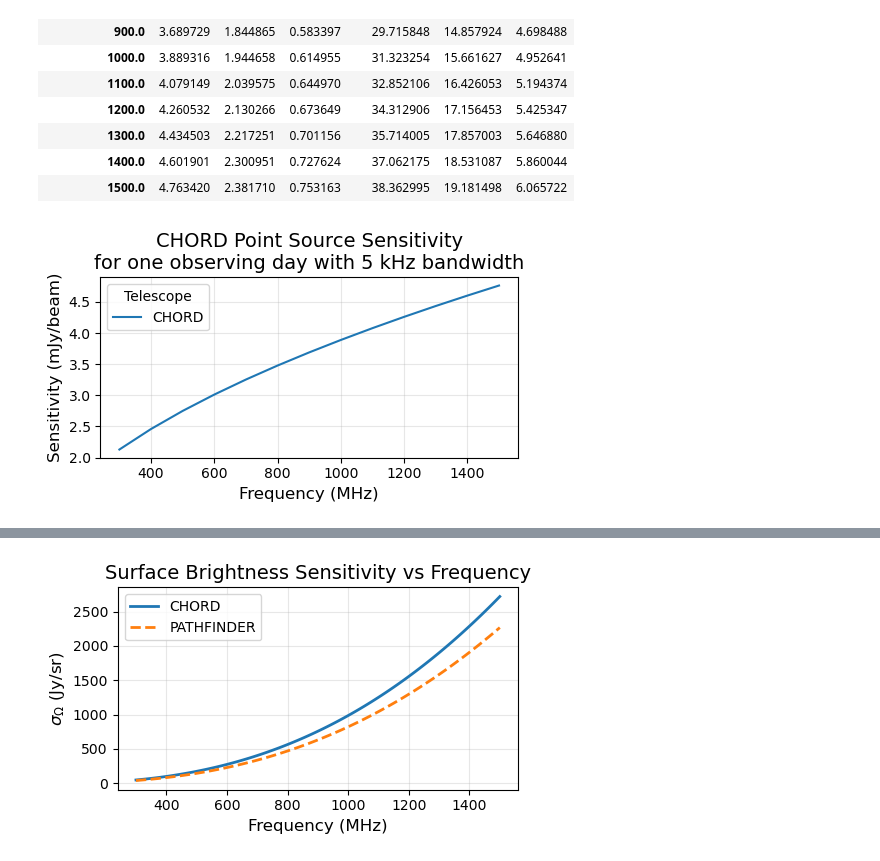
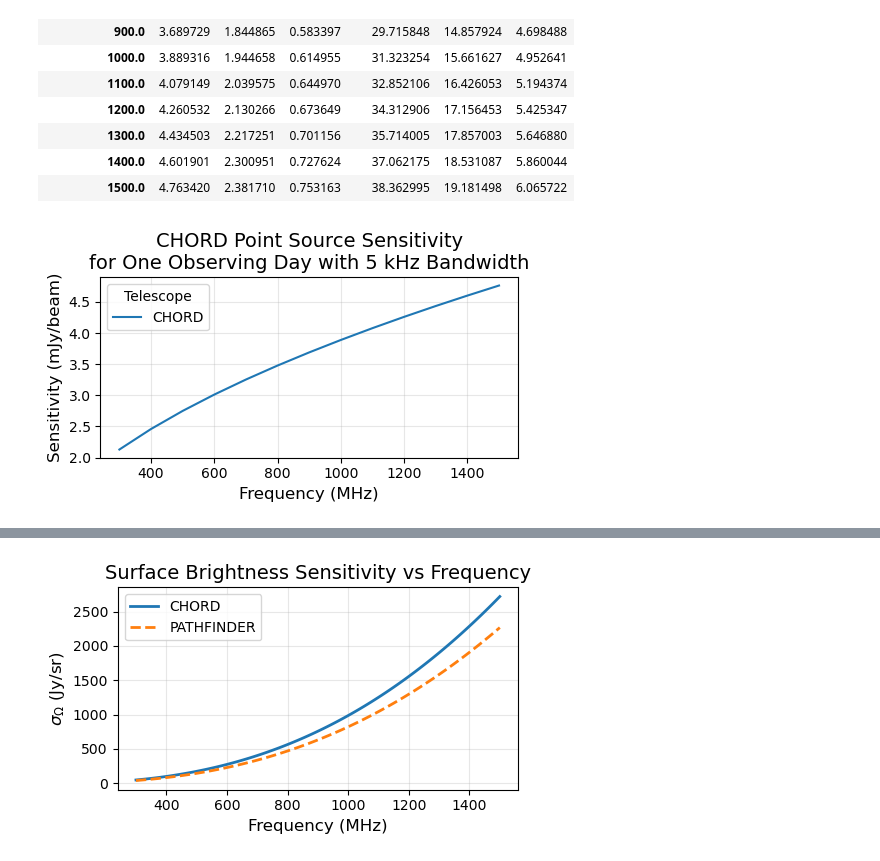
Before and after one commit to DuncanCSt/CHORD_Sensitivity, a Jupyter notebook: notebooks/sensitivity/noise_rms.ipynb, the cells around one changed output, grey strips where cells are left out. Saved outputs shown, nothing was run; the diff lists cells and outputs as text; code cells hidden in the pictures.

```diff
--- a/notebooks/sensitivity/noise_rms.ipynb
+++ b/notebooks/sensitivity/noise_rms.ipynb
@@ -65,32 +65,32 @@ sigma_rms_df
 # %%
 fig, ax = plt.subplots(figsize=(5, 3))
 
 bandwidth = 5e3 # kHz
 freq_range = np.linspace(300, 1500, 13) # MHz
 
 ax.plot(
     freq_range,
     chord.sigma_rms(freq=freq_range, delta_nu=bandwidth)*1e3,  # Convert to mJy/beam
     linestyle="-",
     label=f"CHORD",
 )
 # ax.plot(
 #     freq_range,
 #     pathfinder.sigma_rms(freq=freq_range, delta_nu=bandwidth),
 #     linestyle="--",
 #     label=f"PATHFINDER",
 # )
 
 ax.set_xlabel("Frequency (MHz)", fontsize=12)
 ax.set_ylabel("Sensitivity (mJy/beam)", fontsize=12)
-ax.set_title("CHORD Point Source Sensitivity\nfor one observing day with 5 kHz bandwidth", fontsize=14)
+ax.set_title("CHORD Point Source Sensitivity\nfor One Observing Day with 5 kHz Bandwidth", fontsize=14)
 ax.grid(True, alpha=0.3)
 ax.legend(title="Telescope")
 plt.tight_layout()
 
 fig.savefig(output_dir / "chord_point_source_sensitivity.png", dpi=300, bbox_inches="tight")
 # %% [output]
-[figure, old version]
+[figure, new version]
 # %%
 freq = np.linspace(300, 1500, 100)  # MHz
 rad_to_arcmin = (180 / np.pi) * 60
```
Also changed, not shown: parts of 2 cells of this notebook, 50 other files.
